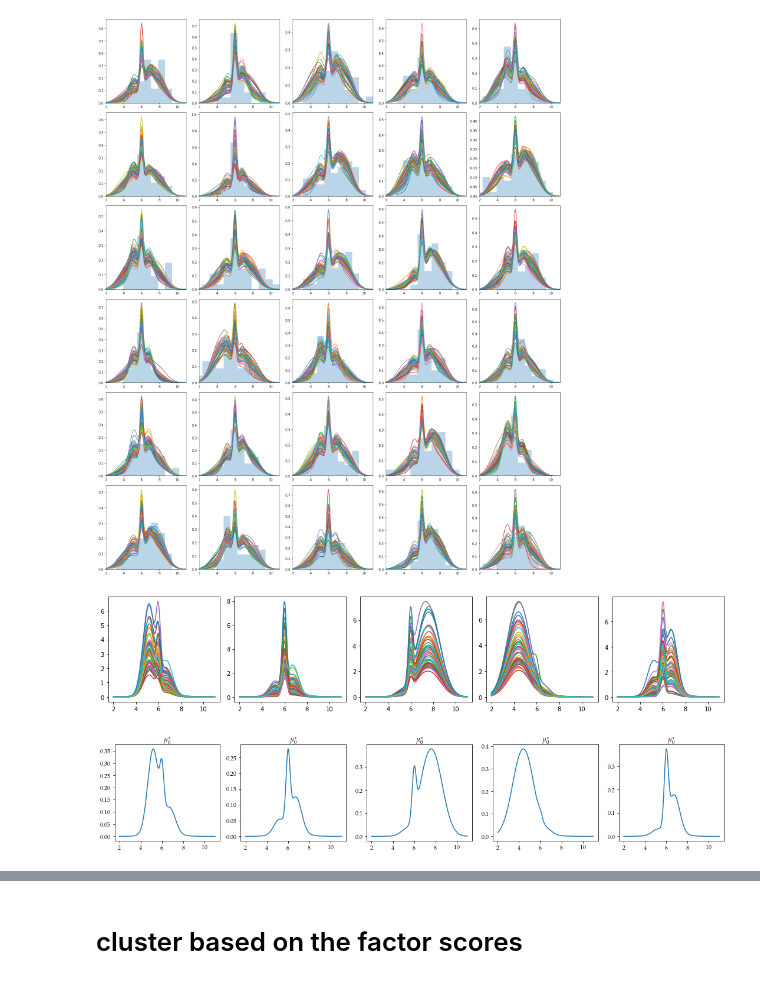
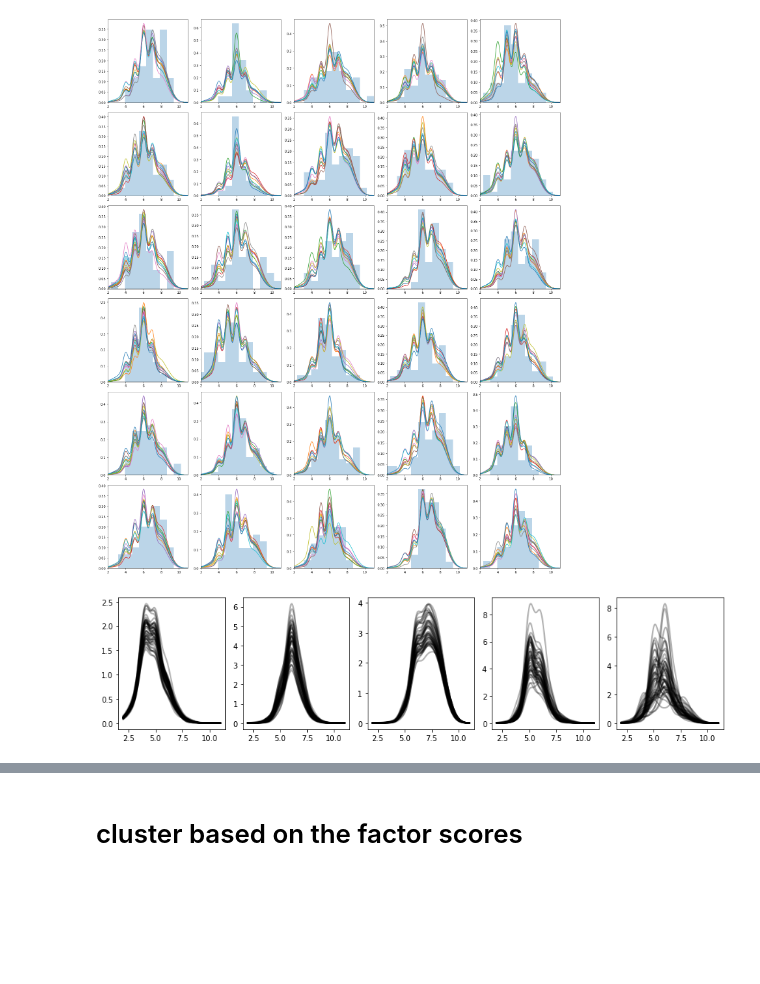
Before and after one commit to mberaha/nrmifactors, a Jupyter notebook: invalsi/Analyze Simulations.ipynb, the cells around one changed output, grey strips where cells are left out. Saved outputs shown, nothing was run; the diff lists cells and outputs as text; code cells hidden in the pictures; blank space fills up the shorter version.

Commit message:
plots and some renaming

```diff
--- a/invalsi/Analyze Simulations.ipynb
+++ b/invalsi/Analyze Simulations.ipynb
@@ -6,20 +6,16 @@ os.environ["JAX_ENABLE_X64"] = "true"
 import pickle
 import matplotlib.pyplot as plt
 import jax.numpy as np
-# %%
-plt.rcParams.update({
-    "text.usetex": True,
-    "font.family": "serif",
-    "font.serif": ["Palatino"],
-})
 # %%
 from tensorflow_probability.substrates import jax as tfp
 tfd = tfp.distributions
 
 def eval_densities(xgrid, lam, m, j, atoms):
-    weights = np.matmul(lam, m) * state.j
+    weights = lam @ (m * j)
     weights /= weights.sum(axis=1)[:, np.newaxis]
-    eval_comps = tfd.Normal(loc=atoms[:, 0], scale=np.sqrt(atoms[:, 1])).prob(xgrid[:, np.newaxis])
+    vars = np.array(atoms[:, 1])
+    #vars = vars.at[vars < 0.15].set(0.15)
+    eval_comps = tfd.Normal(loc=atoms[:, 0], scale=np.sqrt(vars)).prob(xgrid[:, np.newaxis])
     dens = eval_comps[:, np.newaxis, :] * weights[np.newaxis, :, :]
     dens = np.sum(dens, axis=-1).T
     return dens
@@ -26,5 +24,5 @@ def eval_densities(xgrid, lam, m, j, atoms):
 # %%
-with open("invalsi/chains.pickle", "rb") as fp:
+with open("invalsi/chains_mgp3.pickle", "rb") as fp:
     states = pickle.load(fp)
 
 
@@ -56,46 +54,46 @@ for j in sorted(idx):
 
 #axes[0].legend(fontsize=12)
 plt.tight_layout()
-plt.savefig("invalsi/dens_estimate.pdf", bbox_inches="tight")
+# plt.savefig("invalsi/dens_estimate.pdf", bbox_inches="tight")
 plt.show()
 # %% [output]
-[figure, old version]
+[figure, new version]
 # %%
-fig, axes = plt.subplots(nrows=1, ncols=nlat, figsize=(15, 3))
+fig, axes = plt.subplots(nrows=1, ncols=nlat, figsize=(12, 3))
 
-for j in sorted(idx):
+for j in np.arange(0, len(states), 20):
     state = states[j]
-
     eval_comps = tfd.Normal(
-        loc=state.atoms[:, 0], scale=np.sqrt(state.atoms[:, 1])).prob(xgrid[:, np.newaxis])
+        loc=state.atoms[:, 0], scale=np.sqrt(vars)).prob(xgrid[:, np.newaxis])
     dens_lat = eval_comps[:, np.newaxis, :] * (state.m * state.j)[np.newaxis, :, :]
     dens_lat = np.sum(dens_lat, axis=-1).T
 
 
     for i in range(nlat):
-        axes[i].plot(xgrid, dens_lat[i, :], label="j: {0}".format(len(states) + j))
+        axes[i].plot(xgrid, dens_lat[i, :], color="black", lw=2, alpha=0.3)
 
 #axes[0].legend(fontsize=12)
 
 plt.tight_layout()
 
-plt.savefig("invalsi/latent_dens.pdf", bbox_inches="tight")
+#plt.savefig("../latex/images/invalsi_latent_draws.pdf", bbox_inches="tight")
 plt.show()
 # %% [output]
-[figure, old version]
+[figure, new version]
 # %%
 avg_lat_dens = np.zeros((nlat, len(xgrid)))
 
 for state in states[-500:]:
+    vars = np.array(state.atoms[:, 1])
+    vars = vars.at[vars < 0.15].set(0.15)
     eval_comps = tfd.Normal(
-        loc=state.atoms[:, 0], scale=np.sqrt(state.atoms[:, 1])).prob(xgrid[:, np.newaxis])
+        loc=state.atoms[:, 0], scale=np.sqrt(vars)).prob(xgrid[:, np.newaxis])
+
     dens_lat = eval_comps[:, np.newaxis, :] * (state.m * state.j)[np.newaxis, :, :]
     dens_lat = np.sum(dens_lat, axis=-1).T
     avg_lat_dens += dens_lat
 
 avg_lat_dens /= len(states)
-# %% [output]
-[figure, removed]
 # %%
 fig, axes = plt.subplots(nrows=1, ncols=nlat, figsize=(15, 3))
 
```
Also changed, not shown: parts of 22 cells of this notebook, 13 other files.
